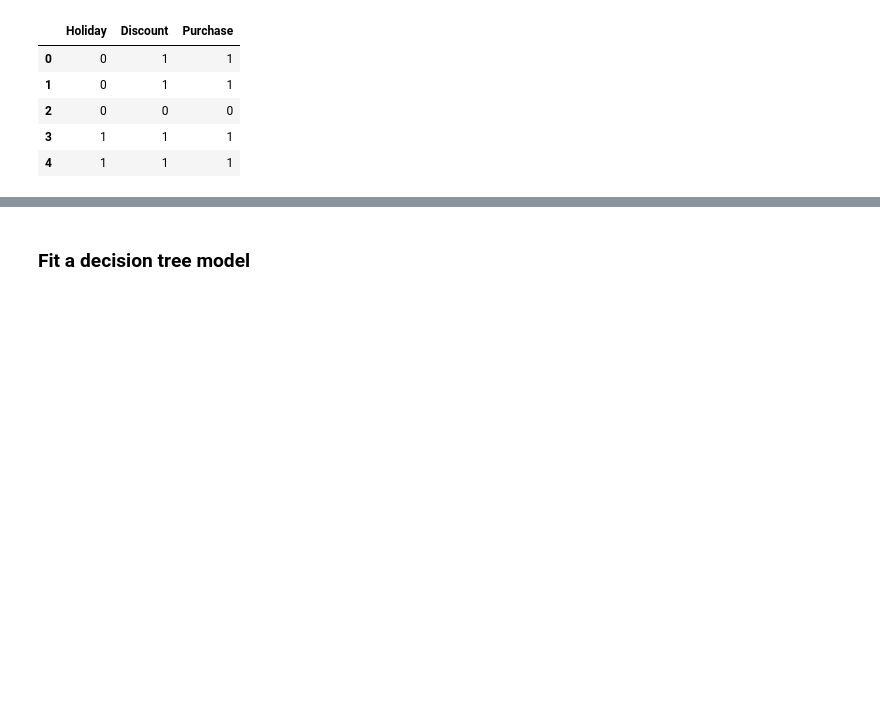
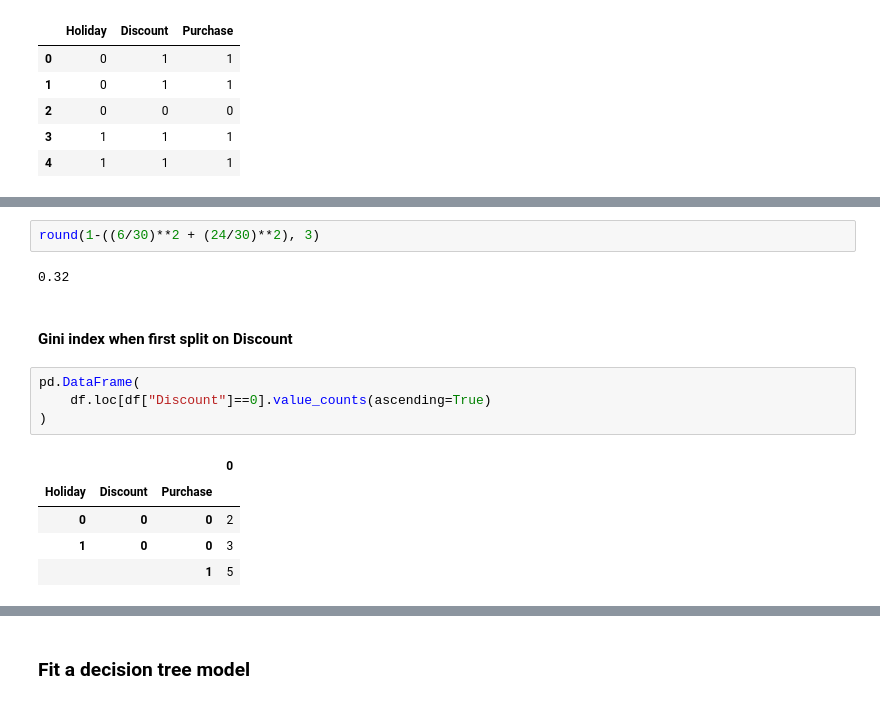
Before and after one commit to KayvanShah1/usc-dsci552-mlds-sp23, a Jupyter notebook: assignment-4/Assignment_4_Decision_Tree_solution.ipynb, the cells around one changed output, grey strips where cells are left out. Drawn from its saved outputs; the diff is of its cells as text; blank space fills up the shorter version.

```diff
--- a/assignment-4/Assignment_4_Decision_Tree_solution.ipynb
+++ b/assignment-4/Assignment_4_Decision_Tree_solution.ipynb
@@ -79,0 +92,16 @@ Size of dataframe: (30, 3)
+# %%
+round(1-((6/30)**2 + (24/30)**2), 3)
+# %% [output]
+0.32
+# %% [markdown]
+#### Gini index when first split on **Discount**
+# %%
+pd.DataFrame(
+    df.loc[df["Discount"]==0].value_counts(ascending=True)
+)
+# %% [output]
+|  |  |  | 0 |
+| Holiday | Discount | Purchase |  |
+| 0 | 0 | 0 | 2 |
+| 1 | 0 | 0 | 3 |
+|  |  | 1 | 5 |
```
Also changed, not shown: parts of 14 cells of this notebook.
